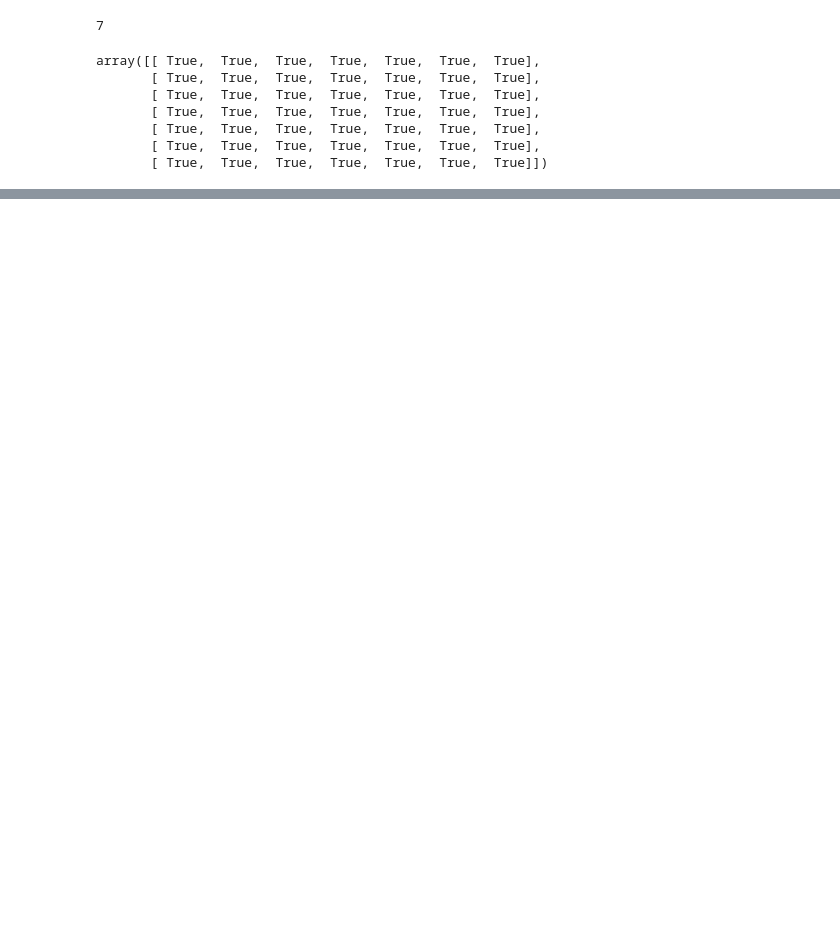
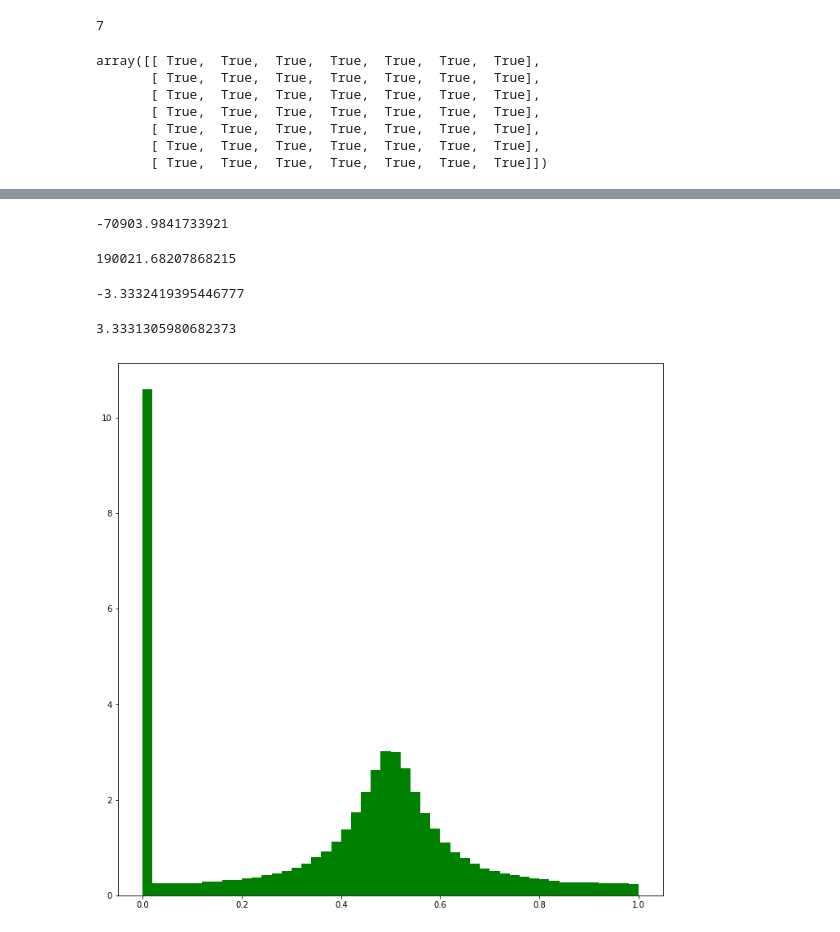
Before and after one commit to janguera/seismic-monitors-time-delay, a Jupyter notebook: Graph denoising Notebook.ipynb, the cells around one changed output, grey strips where cells are left out. Drawn from its saved outputs; the diff is of its cells as text; code cells hidden in the pictures; blank space fills up the shorter version.

```diff
--- a/Graph denoising Notebook.ipynb
+++ b/Graph denoising Notebook.ipynb
@@ -0,0 +1,35 @@
+# %%
+import numpy as np
+import pandas as pd
+import matplotlib.pyplot as plt
+from seven_stations import calc_seven_stations
+from graph_denoising import graph_denoising, graph_measures
+np.set_printoptions(precision=2)
+%matplotlib inline
+
+
+def normalisation(all_data):
+    all_data[all_data == 0] = np.nan
+    # all_data_one_by_r = 1/all_data
+    all_data_one_by_r = all_data
+    #print(all_data_one_by_r)
+    minimum = np.nanmin(all_data_one_by_r)
+    #print(minimum)
+    maximum = np.nanmax(all_data_one_by_r)
+    #print(maximum)
+    normalized_zero_to_one = (all_data_one_by_r - minimum) / (maximum - minimum)
+    #print(normalized_zero_to_one)
+    normalized_zero_to_one = np.nan_to_num(normalized_zero_to_one, 0)
+    return normalized_zero_to_one, minimum, maximum
+
+def reverse_normalisation(all_results, minimum, maximum):
+    # all_results = np.array(all_results, dtype=np.float32)
+    all_data_one_by_r = all_results * (maximum - minimum) + minimum
+    #print(all_data_one_by_r)
+    all_data_one_by_r[all_data_one_by_r == 0] = np.nan
+    #print(all_data_one_by_r)
+    # all_data = 1/all_data_one_by_r
+    all_data = all_data_one_by_r
+    #print(all_data)
+    all_data = np.nan_to_num(all_data, 0)
+    return all_data
@@ -242,0 +290,26 @@ the_best_learning_rate_so_far
+# %%
+print(minimum)
+# %% [output]
+-70903.9841733921
+# %%
+print(maximum)
+# %% [output]
+190021.68207868215
+# %%
+normalized_array, minimum, maximum = normalisation(THE_array)
+# %%
+minimum
+# %% [output]
+-3.3332419395446777
+# %%
+maximum
+# %% [output]
+3.3331305980682373
+# %%
+width = 12
+height = 12
+plt.figure(figsize=(width, height))
+n, bins, patches = plt.hist(normalized_array.flatten(), 50, density=True, facecolor='green')
+plt.show()
+# %% [output]
+[figure, added]
```
Also changed, not shown: parts of 18 cells of this notebook, 1 other file.
